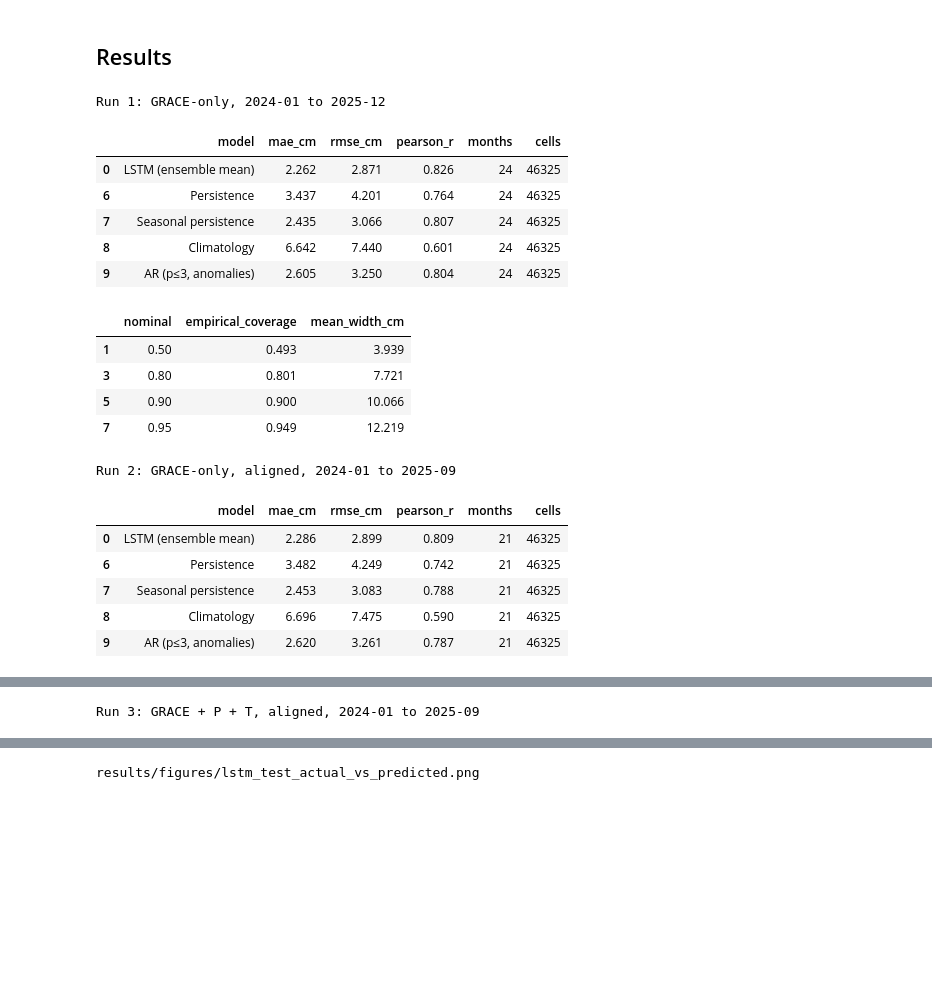
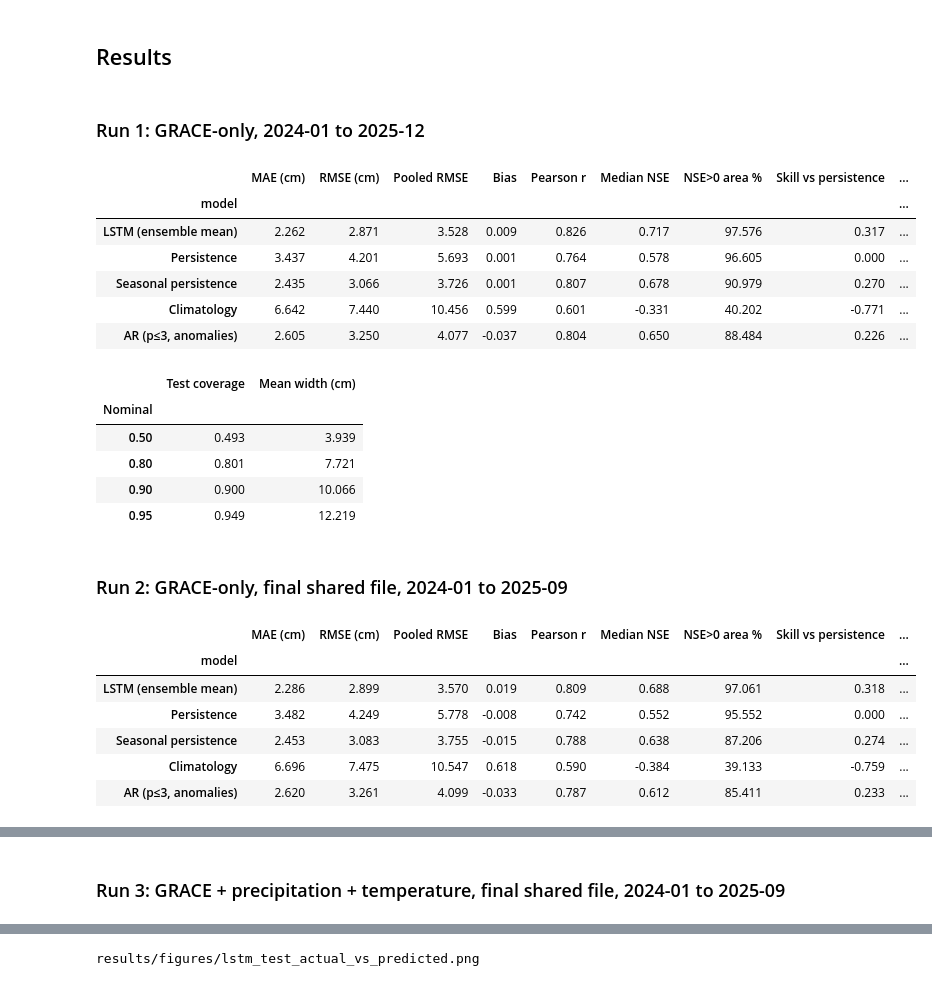
Before and after one commit to Lyra0710/Multimodal-Deep-Learning-for-Reliable-GRACE-Water-Storage-Trends, a Jupyter notebook: notebooks/LSTM_Colab_Run.ipynb, the cells around one changed output, grey strips where cells are left out. Drawn from its saved outputs; the diff is of its cells as text; code cells hidden in the pictures; blank space fills up the shorter version.

Commit message:
Full Colab run with extra metrics: executed notebook and metric files

```diff
--- a/notebooks/LSTM_Colab_Run.ipynb
+++ b/notebooks/LSTM_Colab_Run.ipynb
@@ -130,37 +158,54 @@ Device cuda; inputs ['tws', 'precip', 't2m']; 46325 cells; train target months 4
 # %%
 import json
 import pandas as pd
-from IPython.display import Image, display
+from IPython.display import Image, display, Markdown
 
+pd.set_option("display.width", 200)
 m = "results/metrics/"
 runs = {"lstm": "Run 1: GRACE-only, 2024-01 to 2025-12",
-        "lstm_aligned_grace": "Run 2: GRACE-only, aligned, 2024-01 to 2025-09",
-        "lstm_aligned_combined": "Run 3: GRACE + P + T, aligned, 2024-01 to 2025-09"}
+        "lstm_aligned_grace": "Run 2: GRACE-only, final shared file, 2024-01 to 2025-09",
+        "lstm_aligned_combined": "Run 3: GRACE + precipitation + temperature, final shared file, 2024-01 to 2025-09"}
+cols = {"mae_cm": "MAE (cm)", "rmse_cm": "RMSE (cm)", "pooled_rmse_cm": "Pooled RMSE", "bias_cm": "Bias",
+        "pearson_r": "Pearson r", "nse_median": "Median NSE", "nse_positive_area_pct": "NSE>0 area %",
+        "rmse_skill_vs_persistence": "Skill vs persistence", "mse_skill_vs_climatology": "Skill vs climatology",
+        "crps_cm": "CRPS (cm)", "interval_score_90_cm": "90% interval score", "interval_coverage_90_pct": "90% coverage %",
+        "interval_width_90_cm": "90% width (cm)"}
 for prefix, title in runs.items():
-    if not os.path.exists(m + f"{prefix}_test_metrics.csv"):
+    extra = m + f"{prefix}_extra_metrics.csv"
+    basic = m + f"{prefix}_test_metrics.csv"
+    if not os.path.exists(basic):
         continue
-    print("\n" + title)
-    t = pd.read_csv(m + f"{prefix}_test_metrics.csv")
-    display(t[~t.model.str.contains("member")].round(3))
+    display(Markdown(f"### {title}"))
+    if os.path.exists(extra):
+        t = pd.read_csv(extra).set_index("model").rename(columns=cols)[list(cols.values())]
+        display(t.round(3).fillna(""))
+    else:
+        t = pd.read_csv(basic)
+        display(t[~t.model.str.contains("member")].round(3))
     c = pd.read_csv(m + f"{prefix}_interval_coverage.csv")
-    display(c[c.interval == "conformal-calibrated"][["nominal", "empirical_coverage", "mean_width_cm"]].round(3))
+    display(c[c.interval == "conformal-calibrated"][["nominal", "empirical_coverage", "mean_width_cm"]]
+            .rename(columns={"nominal": "Nominal", "empirical_coverage": "Test coverage", "mean_width_cm": "Mean width (cm)"})
+            .round(3).set_index("Nominal"))
 # %% [output]
-Run 1: GRACE-only, 2024-01 to 2025-12
+### Run 1: GRACE-only, 2024-01 to 2025-12
-|  | model | mae_cm | rmse_cm | pearson_r | months | cells |
-| 0 | LSTM (ensemble mean) | 2.262 | 2.871 | 0.826 | 24 | 46325 |
-| 6 | Persistence | 3.437 | 4.201 | 0.764 | 24 | 46325 |
-| 7 | Seasonal persistence | 2.435 | 3.066 | 0.807 | 24 | 46325 |
-| 8 | Climatology | 6.642 | 7.440 | 0.601 | 24 | 46325 |
-| 9 | AR (p≤3, anomalies) | 2.605 | 3.250 | 0.804 | 24 | 46325 |
+|  | MAE (cm) | RMSE (cm) | Pooled RMSE | Bias | Pearson r | Median NSE | NSE>0 area % | Skill vs persistence | ... |
+| model |  |  |  |  |  |  |  |  | ... |
+| LSTM (ensemble mean) | 2.262 | 2.871 | 3.528 | 0.009 | 0.826 | 0.717 | 97.576 | 0.317 | ... |
+| Persistence | 3.437 | 4.201 | 5.693 | 0.001 | 0.764 | 0.578 | 96.605 | 0.000 | ... |
+| Seasonal persistence | 2.435 | 3.066 | 3.726 | 0.001 | 0.807 | 0.678 | 90.979 | 0.270 | ... |
+| Climatology | 6.642 | 7.440 | 10.456 | 0.599 | 0.601 | -0.331 | 40.202 | -0.771 | ... |
+| AR (p≤3, anomalies) | 2.605 | 3.250 | 4.077 | -0.037 | 0.804 | 0.650 | 88.484 | 0.226 | ... |
-|  | nominal | empirical_coverage | mean_width_cm |
-| 1 | 0.50 | 0.493 | 3.939 |
-| 3 | 0.80 | 0.801 | 7.721 |
-| 5 | 0.90 | 0.900 | 10.066 |
-| 7 | 0.95 | 0.949 | 12.219 |
+|  | Test coverage | Mean width (cm) |
+| Nominal |  |  |
+| 0.50 | 0.493 | 3.939 |
+| 0.80 | 0.801 | 7.721 |
+| 0.90 | 0.900 | 10.066 |
+| 0.95 | 0.949 | 12.219 |
-Run 2: GRACE-only, aligned, 2024-01 to 2025-09
+### Run 2: GRACE-only, final shared file, 2024-01 to 2025-09
-|  | model | mae_cm | rmse_cm | pearson_r | months | cells |
-| 0 | LSTM (ensemble mean) | 2.286 | 2.899 | 0.809 | 21 | 46325 |
-| 6 | Persistence | 3.482 | 4.249 | 0.742 | 21 | 46325 |
-| 7 | Seasonal persistence | 2.453 | 3.083 | 0.788 | 21 | 46325 |
-| 8 | Climatology | 6.696 | 7.475 | 0.590 | 21 | 46325 |
-| 9 | AR (p≤3, anomalies) | 2.620 | 3.261 | 0.787 | 21 | 46325 |
+|  | MAE (cm) | RMSE (cm) | Pooled RMSE | Bias | Pearson r | Median NSE | NSE>0 area % | Skill vs persistence | ... |
+| model |  |  |  |  |  |  |  |  | ... |
+| LSTM (ensemble mean) | 2.286 | 2.899 | 3.570 | 0.019 | 0.809 | 0.688 | 97.061 | 0.318 | ... |
+| Persistence | 3.482 | 4.249 | 5.778 | -0.008 | 0.742 | 0.552 | 95.552 | 0.000 | ... |
+| Seasonal persistence | 2.453 | 3.083 | 3.755 | -0.015 | 0.788 | 0.638 | 87.206 | 0.274 | ... |
+| Climatology | 6.696 | 7.475 | 10.547 | 0.618 | 0.590 | -0.384 | 39.133 | -0.759 | ... |
+| AR (p≤3, anomalies) | 2.620 | 3.261 | 4.099 | -0.033 | 0.787 | 0.612 | 85.411 | 0.233 | ... |
@@ -172 +218 @@ Run 2: GRACE-only, aligned, 2024-01 to 2025-09
-Run 3: GRACE + P + T, aligned, 2024-01 to 2025-09
+### Run 3: GRACE + precipitation + temperature, final shared file, 2024-01 to 2025-09
```
Also changed, not shown: parts of 6 cells of this notebook, 6 other files.
